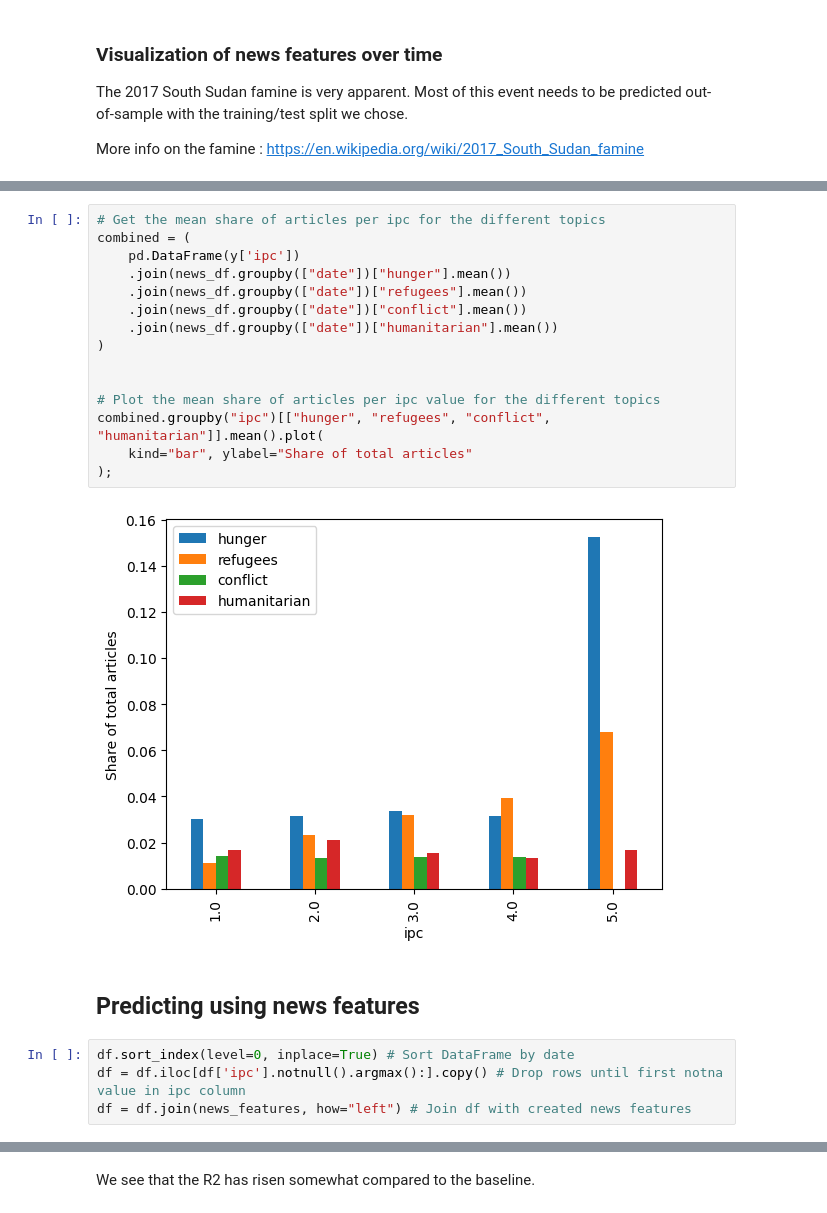
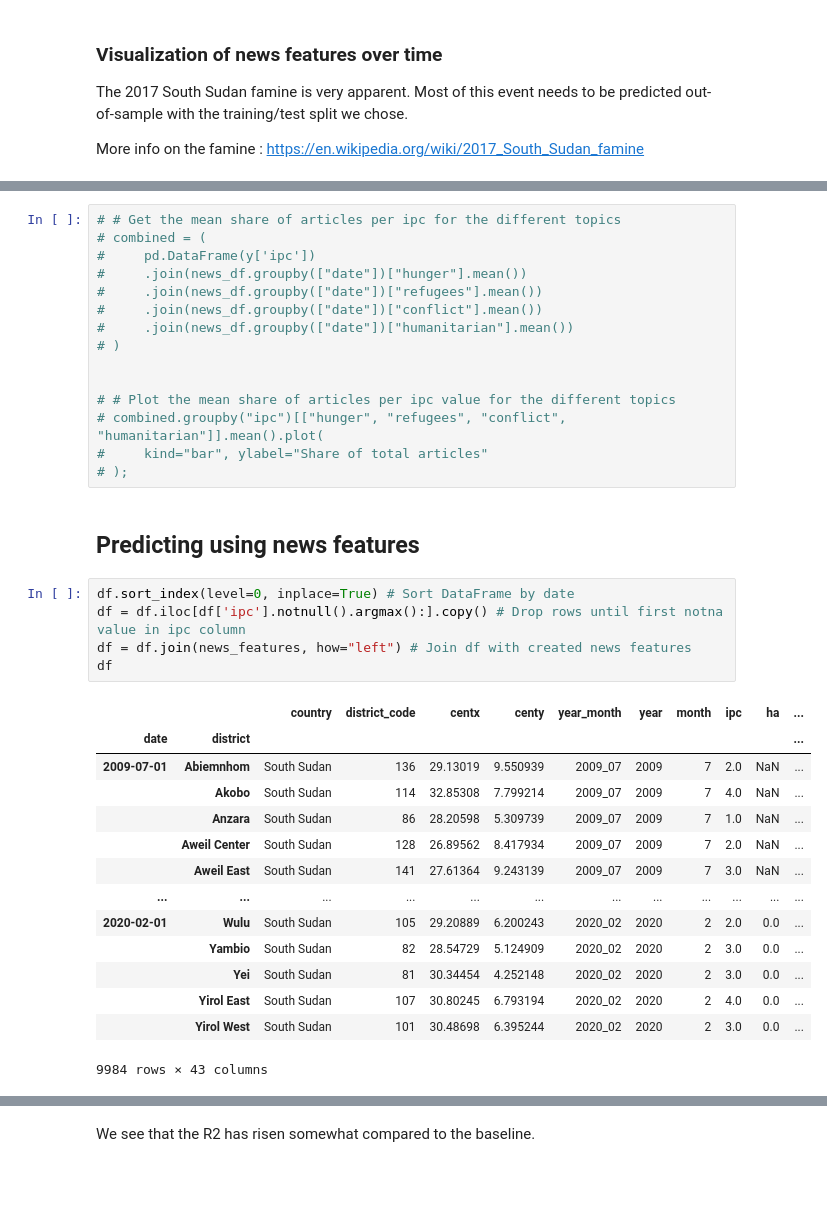
Before and after one commit to GielJW/JBG060-DC3-23-24-public, a Jupyter notebook: predictions.ipynb, the cells around one changed output, grey strips where cells are left out. Saved outputs shown, nothing was run; the diff lists cells and outputs as text; blank space fills up the shorter version.

```diff
--- a/predictions.ipynb
+++ b/predictions.ipynb
@@ -343,26 +385,40 @@ news_features.plot();
 # %%
-# Get the mean share of articles per ipc for the different topics
-combined = (
-    pd.DataFrame(y['ipc'])
-    .join(news_df.groupby(["date"])["hunger"].mean())
-    .join(news_df.groupby(["date"])["refugees"].mean())
-    .join(news_df.groupby(["date"])["conflict"].mean())
-    .join(news_df.groupby(["date"])["humanitarian"].mean())
-)
+# # Get the mean share of articles per ipc for the different topics
+# combined = (
+#     pd.DataFrame(y['ipc'])
+#     .join(news_df.groupby(["date"])["hunger"].mean())
+#     .join(news_df.groupby(["date"])["refugees"].mean())
+#     .join(news_df.groupby(["date"])["conflict"].mean())
+#     .join(news_df.groupby(["date"])["humanitarian"].mean())
+# )
 
 
-# Plot the mean share of articles per ipc value for the different topics
-combined.groupby("ipc")[["hunger", "refugees", "conflict", "humanitarian"]].mean().plot(
-    kind="bar", ylabel="Share of total articles"
-);
+# # Plot the mean share of articles per ipc value for the different topics
+# combined.groupby("ipc")[["hunger", "refugees", "conflict", "humanitarian"]].mean().plot(
+#     kind="bar", ylabel="Share of total articles"
+# );
-# %% [output]
-[figure, removed]
 # %% [markdown]
 ## Predicting using news features
 # %%
 df.sort_index(level=0, inplace=True) # Sort DataFrame by date
 df = df.iloc[df['ipc'].notnull().argmax():].copy() # Drop rows until first notna value in ipc column
 df = df.join(news_features, how="left") # Join df with created news features
+df
+# %% [output]
+|  |  | country | district_code | centx | centy | year_month | year | month | ipc | ha | ... |
+| date | district |  |  |  |  |  |  |  |  |  | ... |
+| 2009-07-01 | Abiemnhom | South Sudan | 136 | 29.13019 | 9.550939 | 2009_07 | 2009 | 7 | 2.0 | NaN | ... |
+|  | Akobo | South Sudan | 114 | 32.85308 | 7.799214 | 2009_07 | 2009 | 7 | 4.0 | NaN | ... |
+|  | Anzara | South Sudan | 86 | 28.20598 | 5.309739 | 2009_07 | 2009 | 7 | 1.0 | NaN | ... |
+|  | Aweil Center | South Sudan | 128 | 26.89562 | 8.417934 | 2009_07 | 2009 | 7 | 2.0 | NaN | ... |
+|  | Aweil East | South Sudan | 141 | 27.61364 | 9.243139 | 2009_07 | 2009 | 7 | 3.0 | NaN | ... |
+| ... | ... | ... | ... | ... | ... | ... | ... | ... | ... | ... | ... |
+| 2020-02-01 | Wulu | South Sudan | 105 | 29.20889 | 6.200243 | 2020_02 | 2020 | 2 | 2.0 | 0.0 | ... |
+|  | Yambio | South Sudan | 82 | 28.54729 | 5.124909 | 2020_02 | 2020 | 2 | 3.0 | 0.0 | ... |
+|  | Yei | South Sudan | 81 | 30.34454 | 4.252148 | 2020_02 | 2020 | 2 | 3.0 | 0.0 | ... |
+|  | Yirol East | South Sudan | 107 | 30.80245 | 6.793194 | 2020_02 | 2020 | 2 | 4.0 | 0.0 | ... |
+|  | Yirol West | South Sudan | 101 | 30.48698 | 6.395244 | 2020_02 | 2020 | 2 | 3.0 | 0.0 | ... |
+9984 rows × 43 columns
 # %%
 X = df.iloc[:, -10:] # Define explanatory variables
 X = sm.add_constant(X) # Add constant column of 1s for intercept
```
Also changed, not shown: parts of 8 cells of this notebook.
